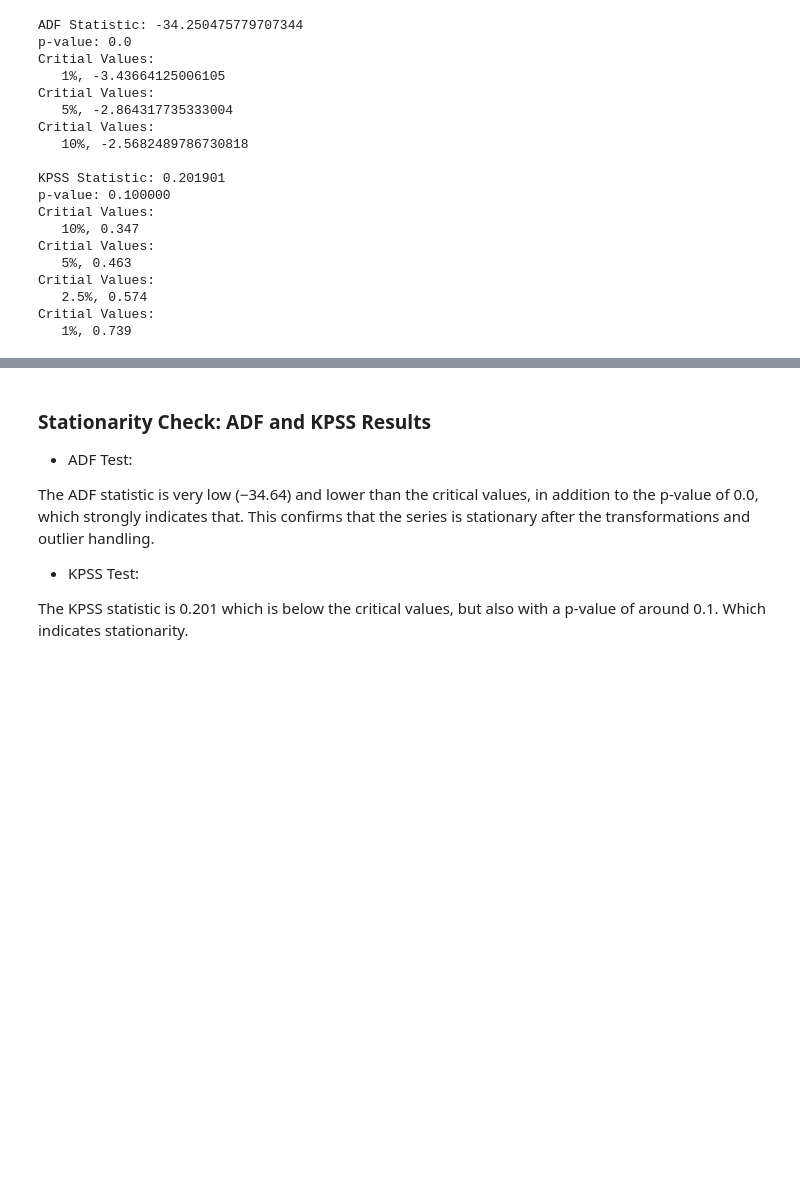
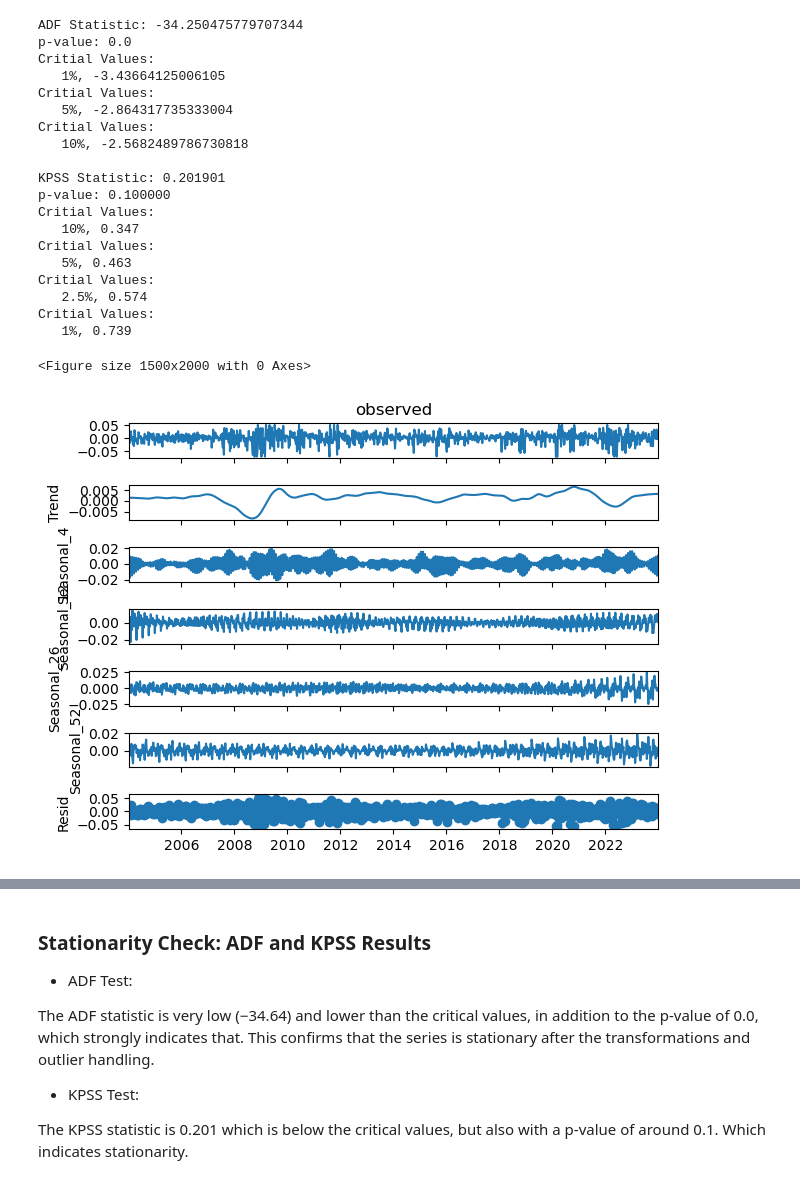
Before and after one commit to nozomu2020264/Capstone-Project---2020264-, a Jupyter notebook: Weekly S&P 500 Index Time Series Analysis.ipynb, the cells around one changed output, grey strips where cells are left out. Saved outputs shown, nothing was run; the diff lists cells and outputs as text; code cells hidden in the pictures; blank space fills up the shorter version.

```diff
--- a/Weekly S&P 500 Index Time Series Analysis.ipynb
+++ b/Weekly S&P 500 Index Time Series Analysis.ipynb
@@ -571,3 +572,13 @@ Critial Values:
    2.5%, 0.574
 Critial Values:
    1%, 0.739
+# %%
+# Multiple seasonal decompose
+res = MSTL(log_diff_winso, periods=(4, 12, 26, 52)).fit()
+plt.figure(figsize=(15, 20))
+res.plot()
+plt.tight_layout()
+plt.show()
+# %% [output]
+<Figure size 1500x2000 with 0 Axes>
+[figure, added]
```
Also changed, not shown: parts of 24 cells of this notebook.
